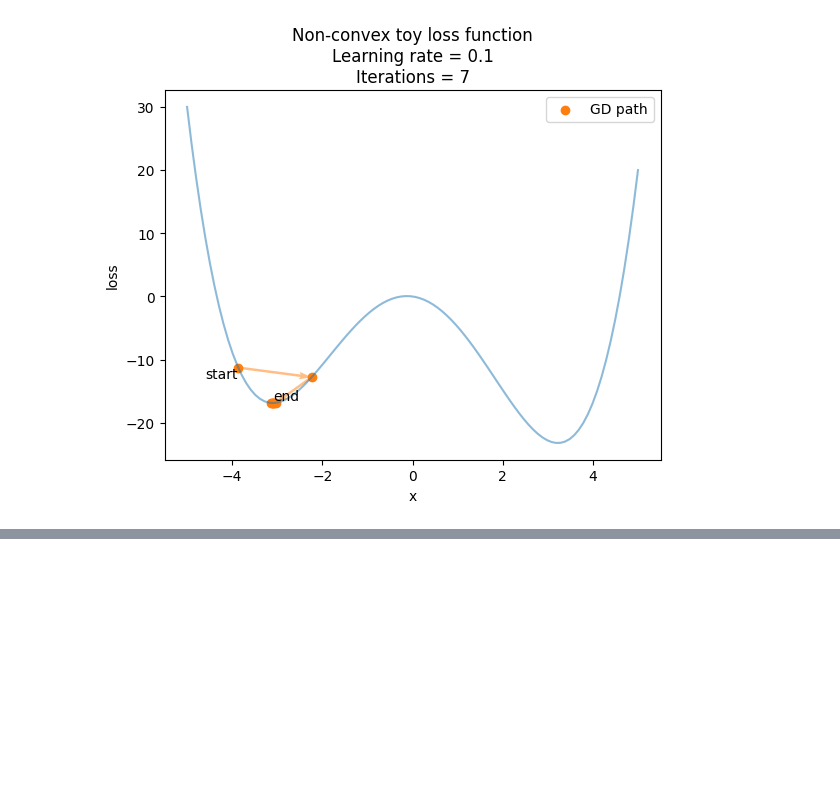
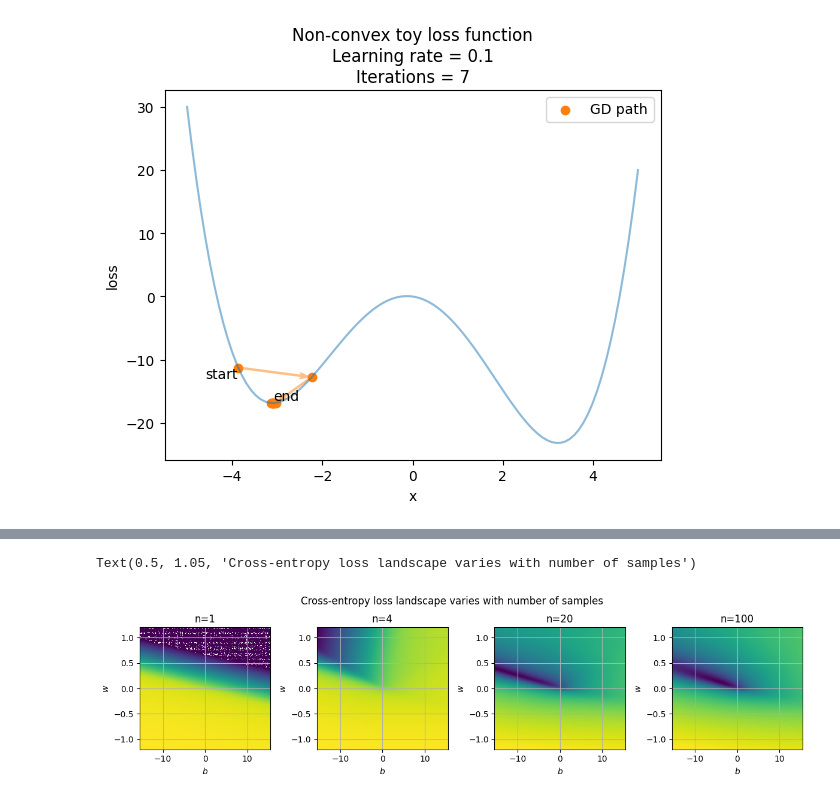
Before and after one commit to dbheadley/DecodingTheBrain, a Jupyter notebook: Week4/notes.ipynb, the cells around one changed output, grey strips where cells are left out. Drawn from its saved outputs; the diff is of its cells as text; code cells hidden in the pictures; blank space fills up the shorter version.

```diff
--- a/Week4/notes.ipynb
+++ b/Week4/notes.ipynb
@@ -748,13 +498,0 @@ $$ \log(p(y|x))=y\log(\hat{y})+(1-y)\log(1-\hat{y})$$
-# %%
-def log_bernoulli_dist(y, y_hat):
-    return y * np.log(y_hat) + (1 - y) * np.log(1 - y_hat)
-
-y_hat = np.linspace(0, 1, 100)
-
-fig, ax = plt.subplots()
-ax.plot(y_hat, log_bernoulli_dist(1, y_hat), label='y=1')
-ax.plot(y_hat, log_bernoulli_dist(0, y_hat), label='y=0')
-ax.set_xlabel(r'$\hat{y}$')
-ax.set_ylabel(r'$log(p(y|\hat{y}))$')
-ax.legend()
-plt.show()
@@ -762,0 +507,58 @@ plt.show()
+# %%
+# a function that plots the loss landscape for the logistic model on our data
+def plot_logistic_loss_landscape(ax=None, sel_data=None, loss=cross_entropy_loss):
+    # Parameters
+    # ----------
+    # ax : matplotlib axis object, optional
+    #     Axis to plot on. If not provided, a new figure and axis will be created.
+    # sel_data : array-like, optional
+    #     Indices of the data points to use for plotting the loss landscape. If not provided,
+    #     all data points will be used.
+    # loss : function, optional
+    #     Loss function to use. If not provided, cross-entropy loss will be used.
+    # Returns
+    # -------
+    # ax : matplotlib axis object
+    #     Axis with the loss landscape plotted.
+    # loss_grid : numpy array
+    #     Array of loss values for each combination of w and b values.
+
+    if ax is None:
+        fig, ax = plt.subplots()
+
+    if sel_data is None:
+        sel_data = np.arange(0, X.size)
+
+    # create a grid of w and b values
+    w_grid = np.linspace(-1.2, 1.2, 100)
+    b_grid = np.linspace(-15.5, 15.5, 100)
+    loss_grid = np.zeros((w_grid.size, b_grid.size))
+
+    # calculate the loss for each combination of w and b values
+    for i, w in enumerate(w_grid):
+        for j, b in enumerate(b_grid):
+            loss_grid[i,j] = loss(y[sel_data], logistic(X.squeeze()[sel_data], w, b))
+
+    # plot the loss landscape
+    im = ax.imshow(loss_grid, extent=[b_grid[0], b_grid[-1], w_grid[0], w_grid[-1]],
+               norm=colors.LogNorm(), aspect='auto', origin='lower')
+    ax.set_xlabel('$b$')
+    ax.set_ylabel('$w$')
+    ax.grid()
+    return ax, loss_grid
+
+# randomize the order of the samples, since the data is ordered
+np.random.seed(42)
+sel_data = np.random.choice(np.arange(0, X.size), size=X.size, replace=False)
+
+# plot the loss landscape for the logistic model on our data
+# using different numbers of samples
+fig, ax = plt.subplots(1,4, figsize=(12,3))
+for ind, count in enumerate([1, 4, 20, x.size]):
+    _, loss_ce = plot_logistic_loss_landscape(ax=ax[ind], sel_data=sel_data[:count])
+    ax[ind].set_title('n={}'.format(count))
+fig.tight_layout()
+fig.suptitle('Cross-entropy loss landscape varies with number of samples', y=1.05)
+# %% [output]
+Text(0.5, 1.05, 'Cross-entropy loss landscape varies with number of samples')
+[figure, added]
```
Also changed, not shown: parts of 41 cells of this notebook.
